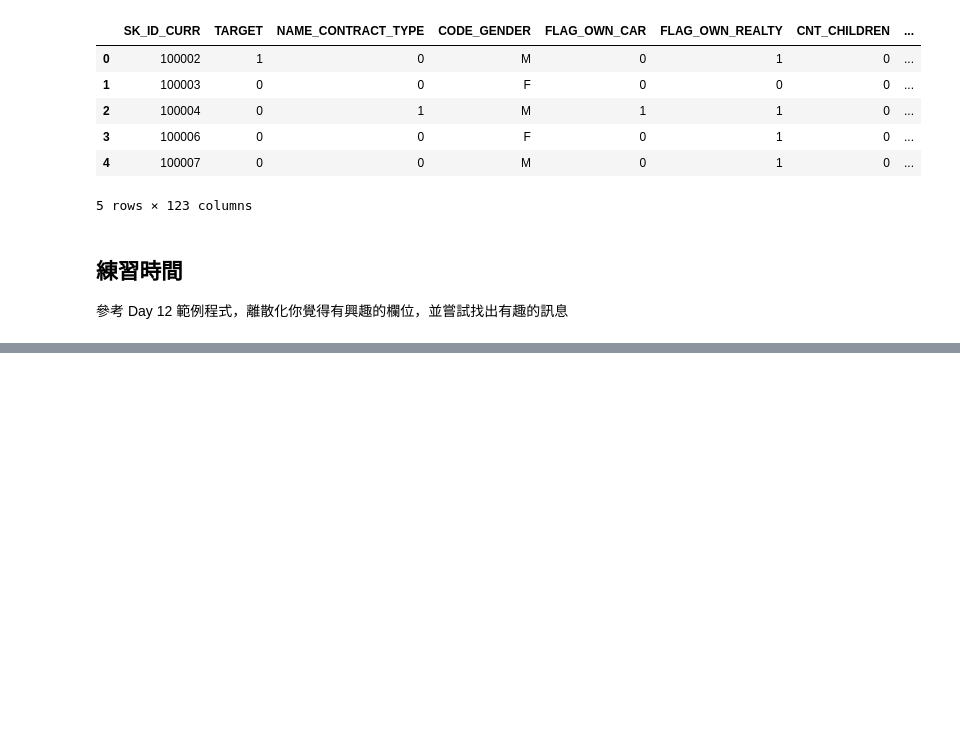
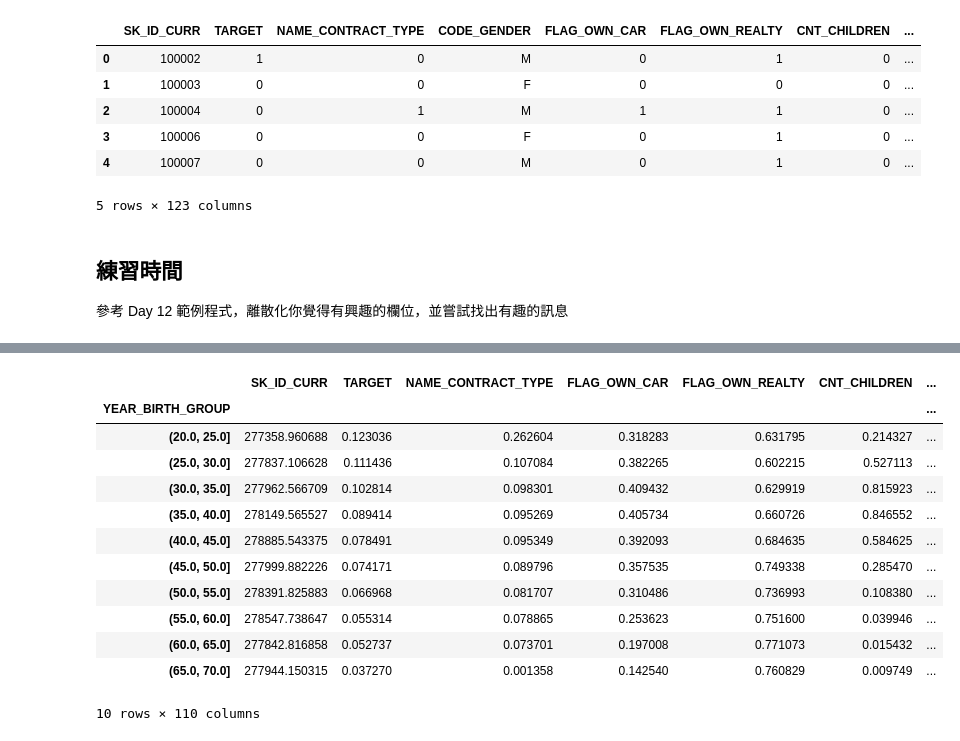
Before and after one commit to tobeywang/2nd-ML100Days, a Jupyter notebook: Day_013_HW.ipynb, the cells around one changed output, grey strips where cells are left out. Saved outputs shown, nothing was run; the diff lists cells and outputs as text; code cells hidden in the pictures; blank space fills up the shorter version.

```diff
--- a/Day_013_HW.ipynb
+++ b/Day_013_HW.ipynb
@@ -80,0 +121,16 @@ Name: YEAR_BIRTH_GROUP, dtype: int64
+# %%
+group
+# %% [output]
+|  | SK_ID_CURR | TARGET | NAME_CONTRACT_TYPE | FLAG_OWN_CAR | FLAG_OWN_REALTY | CNT_CHILDREN | ... |
+| YEAR_BIRTH_GROUP |  |  |  |  |  |  | ... |
+| (20.0, 25.0] | 277358.960688 | 0.123036 | 0.262604 | 0.318283 | 0.631795 | 0.214327 | ... |
+| (25.0, 30.0] | 277837.106628 | 0.111436 | 0.107084 | 0.382265 | 0.602215 | 0.527113 | ... |
+| (30.0, 35.0] | 277962.566709 | 0.102814 | 0.098301 | 0.409432 | 0.629919 | 0.815923 | ... |
+| (35.0, 40.0] | 278149.565527 | 0.089414 | 0.095269 | 0.405734 | 0.660726 | 0.846552 | ... |
+| (40.0, 45.0] | 278885.543375 | 0.078491 | 0.095349 | 0.392093 | 0.684635 | 0.584625 | ... |
+| (45.0, 50.0] | 277999.882226 | 0.074171 | 0.089796 | 0.357535 | 0.749338 | 0.285470 | ... |
+| (50.0, 55.0] | 278391.825883 | 0.066968 | 0.081707 | 0.310486 | 0.736993 | 0.108380 | ... |
+| (55.0, 60.0] | 278547.738647 | 0.055314 | 0.078865 | 0.253623 | 0.751600 | 0.039946 | ... |
+| (60.0, 65.0] | 277842.816858 | 0.052737 | 0.073701 | 0.197008 | 0.771073 | 0.015432 | ... |
+| (65.0, 70.0] | 277944.150315 | 0.037270 | 0.001358 | 0.142540 | 0.760829 | 0.009749 | ... |
+10 rows × 110 columns
```
Also changed, not shown: parts of 6 cells of this notebook.
